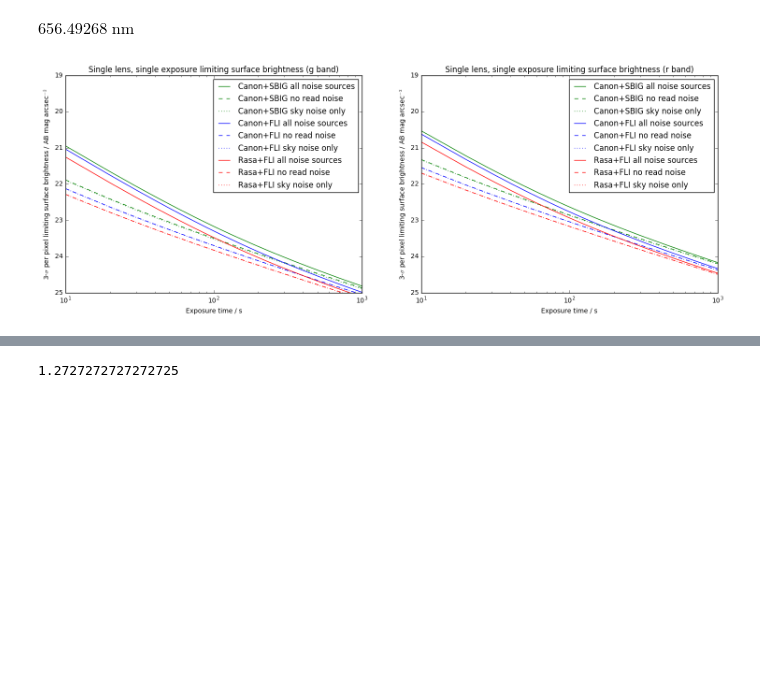
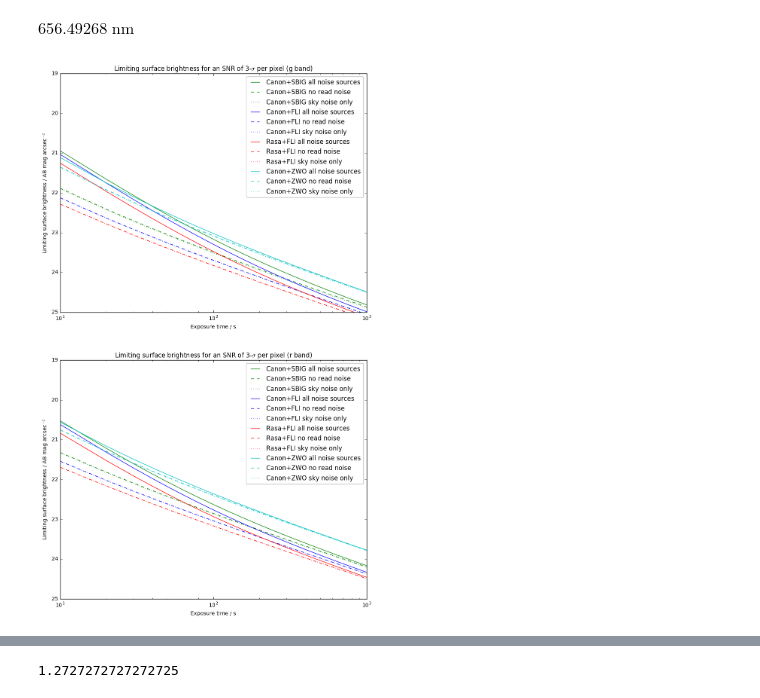
Before and after one commit to AnthonyHorton/signal-to-noise, a Jupyter notebook: Huntsman SNR.ipynb, the cells around one changed output, grey strips where cells are left out. Cells and saved outputs as stored; diff of their text form; code cells hidden in the pictures; blank space fills up the shorter version.

Commit message:
Plots for sensitivity versus exposure time have been added. New lens+sensor combination (Canon+ZWO) was tested.

```diff
--- a/Huntsman SNR.ipynb
+++ b/Huntsman SNR.ipynb
@@ -255,13 +273,13 @@ canon_sbig_Ha5.pivot_wave
 # %% [output]
 $656.49268 \; \mathrm{nm}$
 # %%
-def calculate_limits(imager, snr_calc):
+def calculate_limits(imager, snr_calc, snr_value):
     if not isinstance(imager, snr.Imager):
         raise ValueError("imager must be an instance of the Imager class")
     exptime = np.arange(10,1001,10)
-    limit_all= u.Quantity([imager.SB_limit(t, 3.0, sub_exp_time=t, snr_calculation=snr_calc) for t in exptime])
-    limit_noread= u.Quantity([imager.SB_limit(t, 3.0, sub_exp_time=t, snr_calculation=snr_calc, enable_read_noise=False) for t in exptime])
-    limit_skyonly= u.Quantity([imager.SB_limit(t, 3.0, sub_exp_time=t, snr_calculation=snr_calc, enable_read_noise=False, enable_dark_noise=False) \
+    limit_all= u.Quantity([imager.SB_limit(t, snr_target=snr_value, sub_exp_time=t, snr_calculation=snr_calc) for t in exptime])
+    limit_noread= u.Quantity([imager.SB_limit(t, snr_target=snr_value, sub_exp_time=t, snr_calculation=snr_calc, enable_read_noise=False) for t in exptime])
+    limit_skyonly= u.Quantity([imager.SB_limit(t, snr_target=snr_value, sub_exp_time=t, snr_calculation=snr_calc, enable_read_noise=False, enable_dark_noise=False) \
         for t in exptime])
     return (exptime, limit_all, limit_noread, limit_skyonly)
 # %%
@@ -274,36 +294,41 @@ ts, sr2, srr2, sri2 = calculate_limits(rasa_fli_r,'per pixel')
 # %%
-ts, lg, lgr, lgi = calculate_limits(canon_sbig_g, 'per arcseconds squared')
-ts, lr, lrr, lri = calculate_limits(canon_sbig_r, 'per arcseconds squared')
-ts, lg1, lgr1, lgi1 = calculate_limits(canon_fli_g,'per arcseconds squared')
-ts, lr1, lrr1, lri1 = calculate_limits(canon_fli_r,'per arcseconds squared')
-ts, lg2, lgr2, lgi2 = calculate_limits(rasa_fli_g,'per arcseconds squared')
-ts, lr2, lrr2, lri2 = calculate_limits(rasa_fli_r,'per arcseconds squared')
+ts, lg, lgr, lgi = calculate_limits(canon_sbig_g, 'per arcseconds squared', 1.0)
+ts, lr, lrr, lri = calculate_limits(canon_sbig_r, 'per arcseconds squared', 1.0)
+ts, lg1, lgr1, lgi1 = calculate_limits(canon_fli_g,'per arcseconds squared', 1.0)
+ts, lr1, lrr1, lri1 = calculate_limits(canon_fli_r,'per arcseconds squared', 1.0)
+ts, lg2, lgr2, lgi2 = calculate_limits(rasa_fli_g,'per arcseconds squared', 1.0)
+ts, lr2, lrr2, lri2 = calculate_limits(rasa_fli_r,'per arcseconds squared', 1.0)
+ts, lg3, lgr3, lgi3 = calculate_limits(canon_zwo_g, 'per arcseconds squared', 1.0)
+ts, lr3, lrr3, lri3 = calculate_limits(canon_zwo_r, 'per arcseconds squared', 1.0)
 # %%
 def sensitivity_plot(times, data1, data2, data3, plot_number, colour, name):
-    plt.subplot(1,2,plot_number)
+    plt.subplot(2,1,plot_number)
     plt.semilogx(times, data1, '{}-'.format(colour), label='{} all noise sources'.format(name))
     plt.semilogx(times, data2, '{}--'.format(colour), label='{} no read noise'.format(name))
     plt.semilogx(times, data3, '{}:'.format(colour), label='{} sky noise only'.format(name))
 # %%
 sensitivity_plot(ts, sg, sgr, sgi, 1, 'g', 'Canon+SBIG')
 sensitivity_plot(ts, sr, srr, sri, 2, 'g', 'Canon+SBIG')
 sensitivity_plot(ts, sg1, sgr1, sgi1, 1, 'b', 'Canon+FLI')
 sensitivity_plot(ts, sr1, srr1, sri1, 2, 'b', 'Canon+FLI')
 sensitivity_plot(ts, sg2, sgr2, sgi2, 1, 'r', 'Rasa+FLI')
 sensitivity_plot(ts, sr2, srr2, sri2, 2, 'r', 'Rasa+FLI')
-plt.subplot(1,2,1)
-plt.legend(loc='best')
+sensitivity_plot(ts, sg3, sgr3, sgi3, 1, 'c', 'Canon+ZWO')
+sensitivity_plot(ts, sr3, srr3, sri3, 2, 'c', 'Canon+ZWO')
+plt.subplot(2,1,1)
 plt.ylim(25,19)
 plt.xlabel('Exposure time / s')
-plt.ylabel('3-$\sigma$ per pixel limiting surface brightness / AB mag arcsec$^{-2}$')
-plt.title('Single lens, single exposure limiting surface brightness (g band)')
-plt.subplot(1,2,2)
-plt.legend(loc='best')
+plt.ylabel('Limiting surface brightness / AB mag arcsec$^{-2}$')
+plt.title('Limiting surface brightness for an SNR of 3-$\sigma$ per pixel (g band)')
+plt.legend(loc='best', fancybox=True, framealpha=0.3)
+plt.subplot(2,1,2)
 plt.ylim(25,19)
 plt.xlabel('Exposure time / s')
-plt.ylabel('3-$\sigma$ per pixel limiting surface brightness / AB mag arcsec$^{-2}$')
-plt.title('Single lens, single exposure limiting surface brightness (r band)')
-plt.gcf().set_size_inches(18,6)
+plt.ylabel('Limiting surface brightness / AB mag arcsec$^{-2}$')
+plt.title('Limiting surface brightness for an SNR of 3-$\sigma$ per pixel (r band)')
+plt.legend(loc='best', fancybox=True, framealpha=0.3)
+plt.gcf().set_size_inches(10.5,18)
+plt.savefig('sensitivityplot.png')
 # %% [output]
-[figure, old version]
+[figure, new version]
 # %%
```
Also changed, not shown: parts of 12 cells of this notebook, 4 other files.
